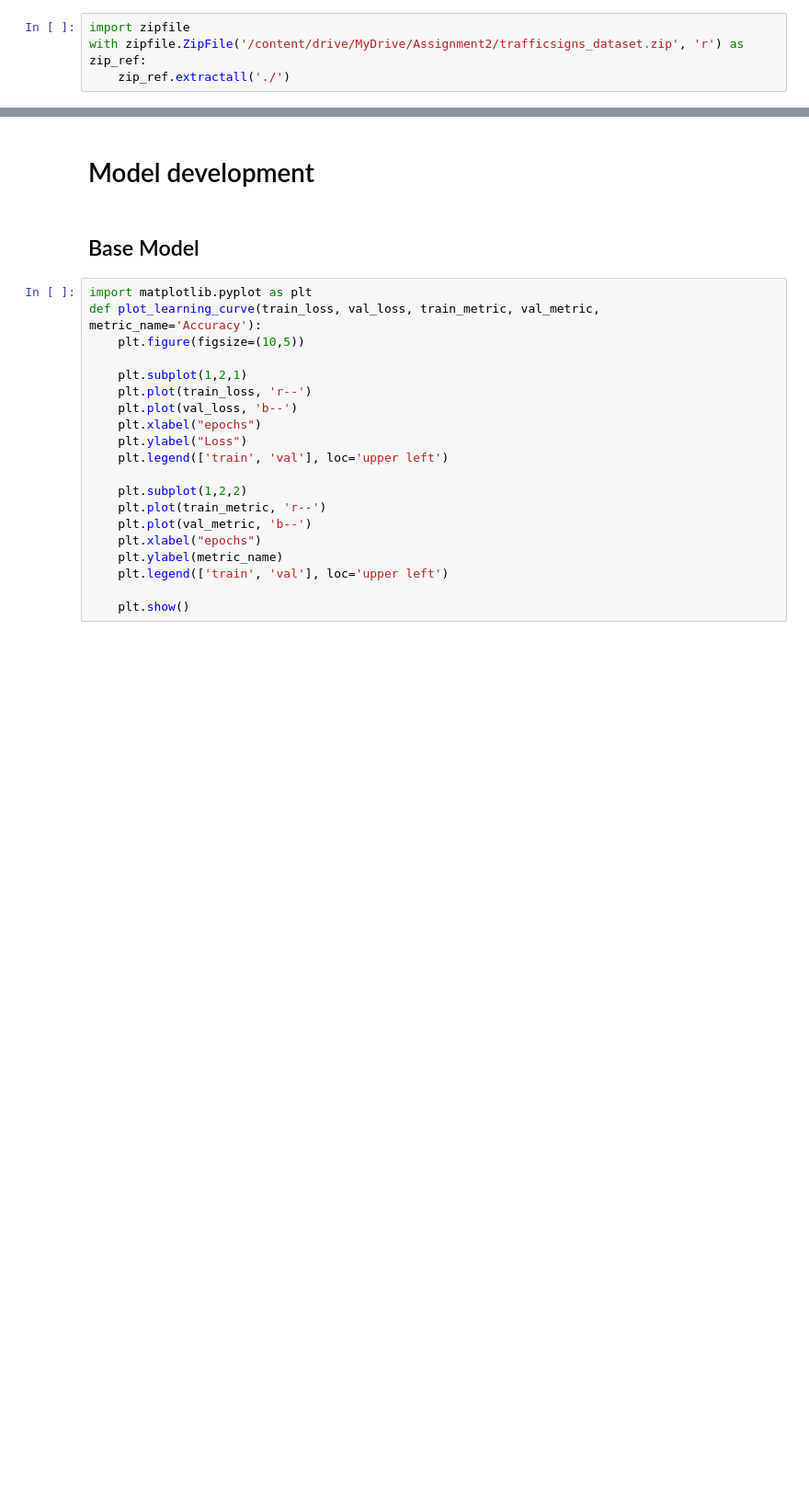
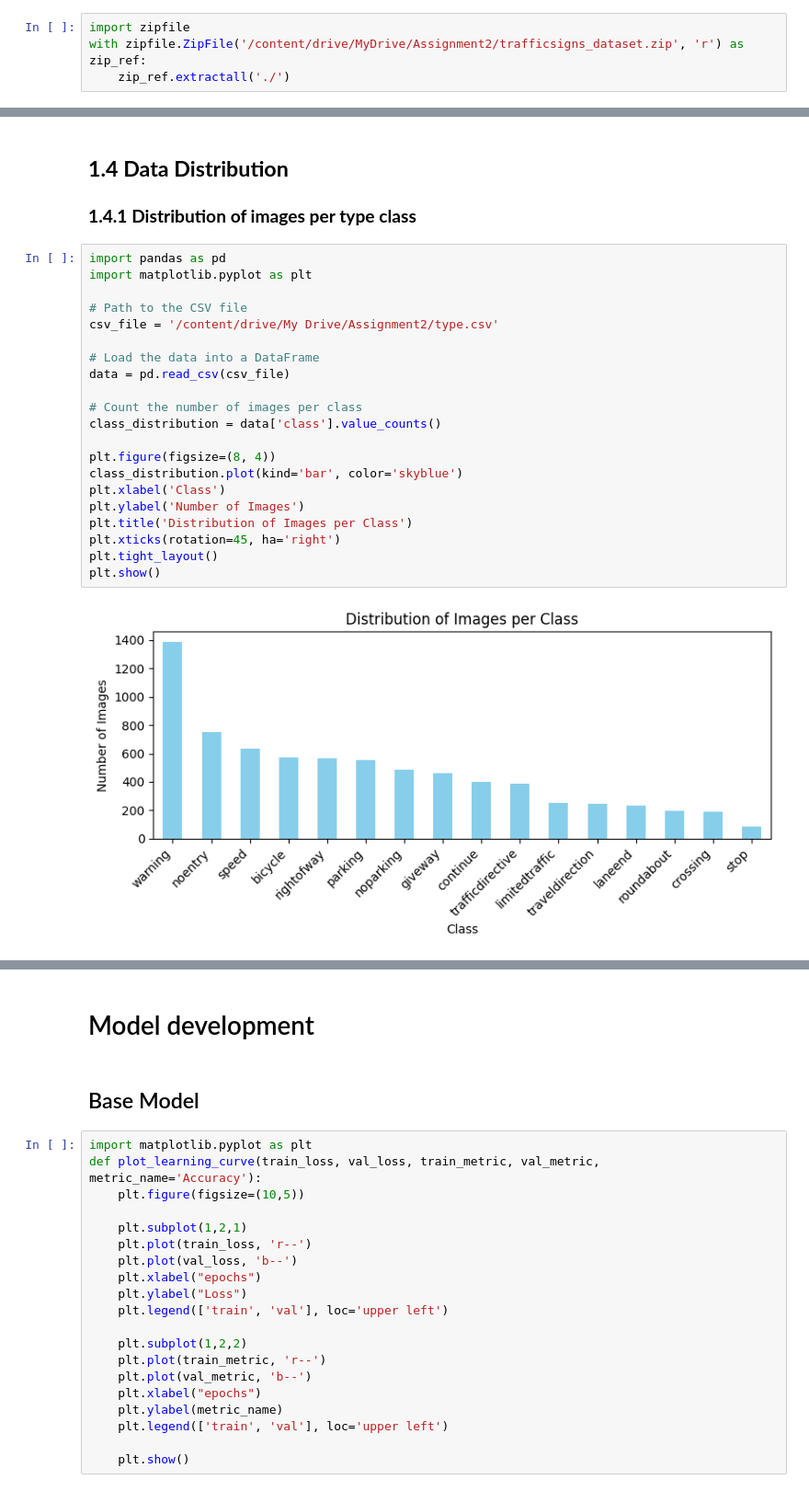
Before and after one commit to afrahhassan/afrahhassan, a Jupyter notebook: assignment2.ipynb, the cells around one changed output, grey strips where cells are left out. Shown at 92% size. Cells and saved outputs as stored; diff of their text form; blank space fills up the shorter version.

```diff
--- a/assignment2.ipynb
+++ b/assignment2.ipynb
@@ -170,0 +282,26 @@ Shape of y_type_test: (192,)
+# %% [markdown]
+## **1.4 Data Distribution**
+### **1.4.1 Distribution of images per type class**
+# %%
+import pandas as pd
+import matplotlib.pyplot as plt
+
+# Path to the CSV file
+csv_file = '/content/drive/My Drive/Assignment2/type.csv'
+
+# Load the data into a DataFrame
+data = pd.read_csv(csv_file)
+
+# Count the number of images per class
+class_distribution = data['class'].value_counts()
+
+plt.figure(figsize=(8, 4))
+class_distribution.plot(kind='bar', color='skyblue')
+plt.xlabel('Class')
+plt.ylabel('Number of Images')
+plt.title('Distribution of Images per Class')
+plt.xticks(rotation=45, ha='right')
+plt.tight_layout()
+plt.show()
+# %% [output]
+[figure, added]
```
Also changed, not shown: parts of 27 cells of this notebook.
